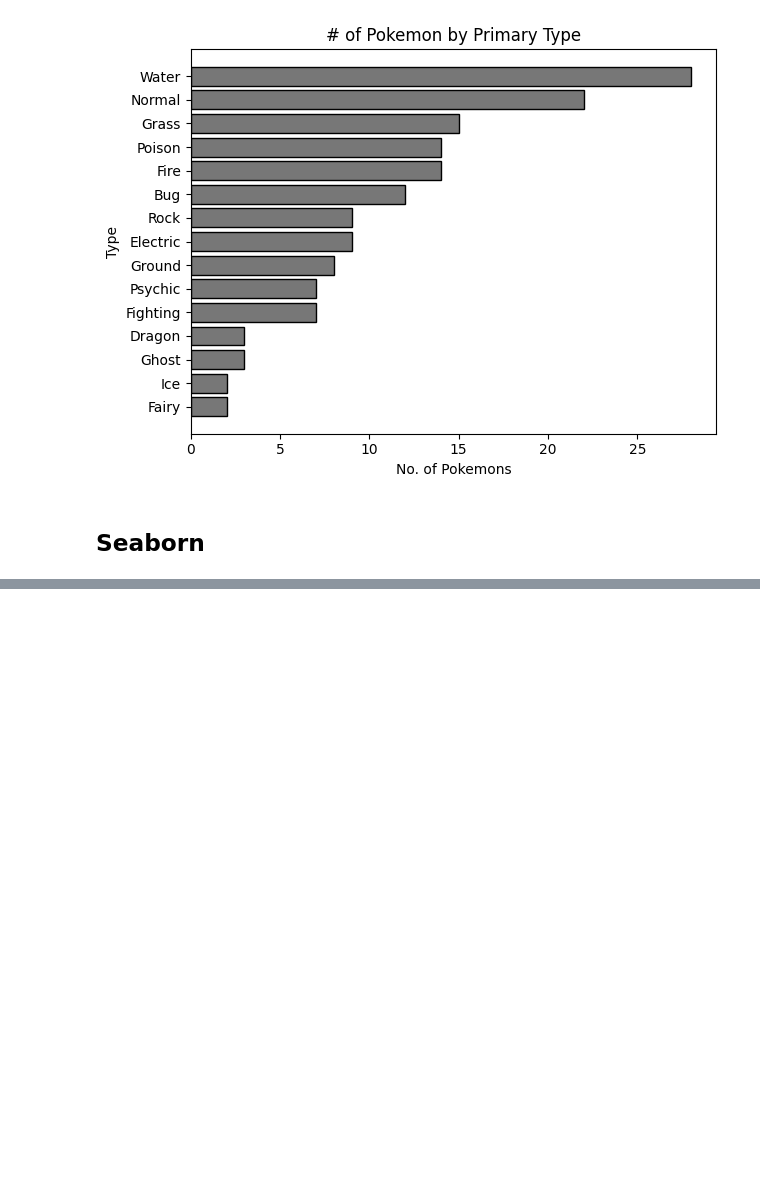
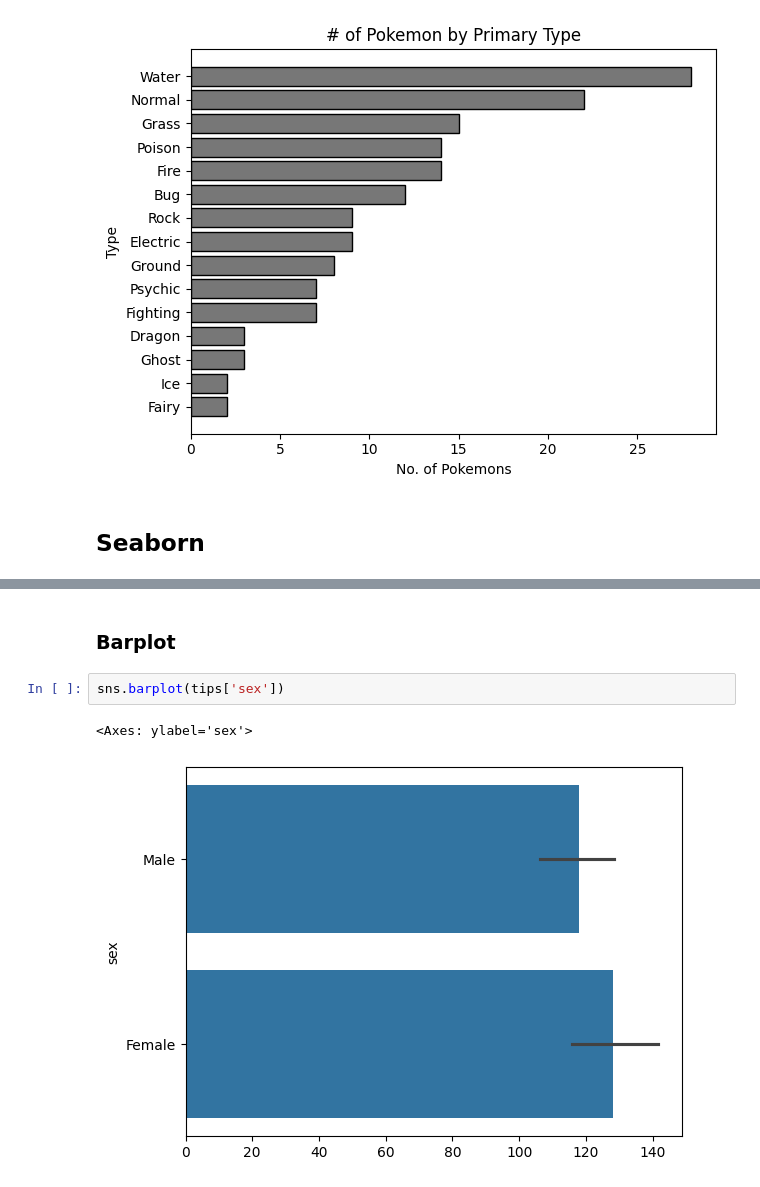
Before and after one commit to ShrDar/ML-Revision, a Jupyter notebook: Rev - 2.ipynb, the cells around one changed output, grey strips where cells are left out. Cells and saved outputs as stored; diff of their text form; blank space fills up the shorter version.

```diff
--- a/Rev - 2.ipynb
+++ b/Rev - 2.ipynb
@@ -330,0 +378,7 @@ plt.show()
+# %% [markdown]
+### Barplot
+# %%
+sns.barplot(tips['sex'])
+# %% [output]
+<Axes: ylabel='sex'>
+[figure, added]
```
Also changed, not shown: parts of 27 cells of this notebook.
